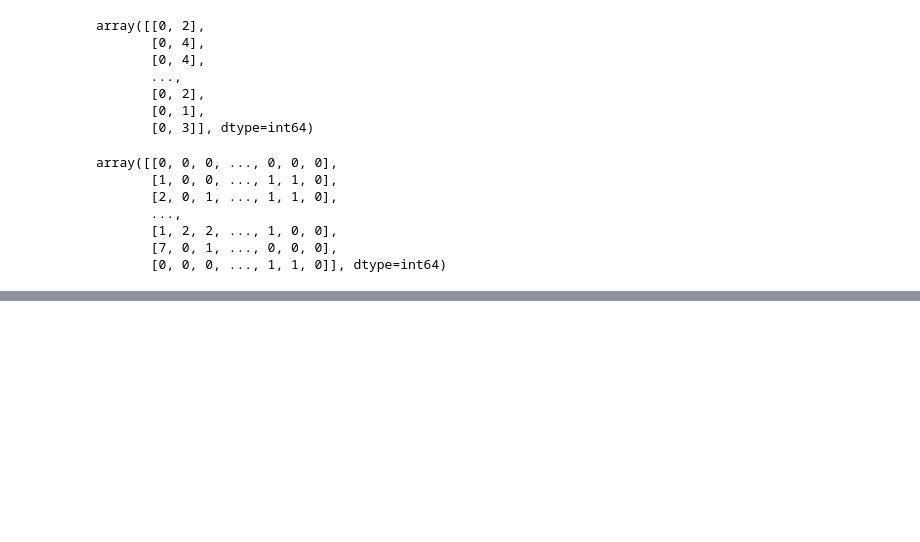
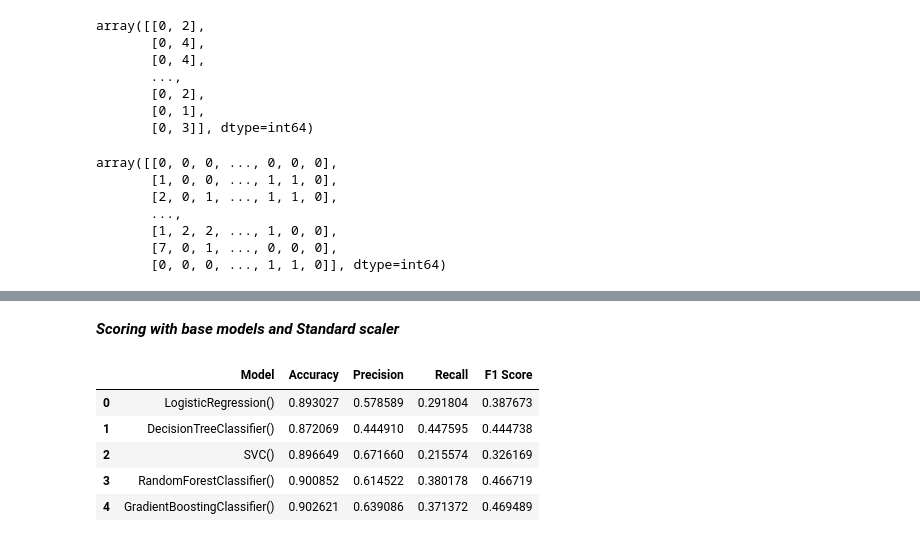
Before and after one commit to debhere/Financial-Lead-Conversion, a Jupyter notebook: Predict lead conversion_V1.0.ipynb, the cells around one changed output, grey strips where cells are left out. Drawn from its saved outputs; the diff is of its cells as text; code cells hidden in the pictures; blank space fills up the shorter version.

```diff
--- a/Predict lead conversion_V1.0.ipynb
+++ b/Predict lead conversion_V1.0.ipynb
@@ -297,0 +428,11 @@ cat_pipeline = Pipeline([('cat_imputer', SimpleImputer(strategy='most_frequent')
+# %% [markdown]
+***Scoring with base models and Standard scaler***
+# %%
+score_model(data_prep, y_train, models, scale='Standard')
+# %% [output]
+|  | Model | Accuracy | Precision | Recall | F1 Score |
+| 0 | LogisticRegression() | 0.893027 | 0.578589 | 0.291804 | 0.387673 |
+| 1 | DecisionTreeClassifier() | 0.872069 | 0.444910 | 0.447595 | 0.444738 |
+| 2 | SVC() | 0.896649 | 0.671660 | 0.215574 | 0.326169 |
+| 3 | RandomForestClassifier() | 0.900852 | 0.614522 | 0.380178 | 0.466719 |
+| 4 | GradientBoostingClassifier() | 0.902621 | 0.639086 | 0.371372 | 0.469489 |
```
Also changed, not shown: parts of 22 cells of this notebook.
